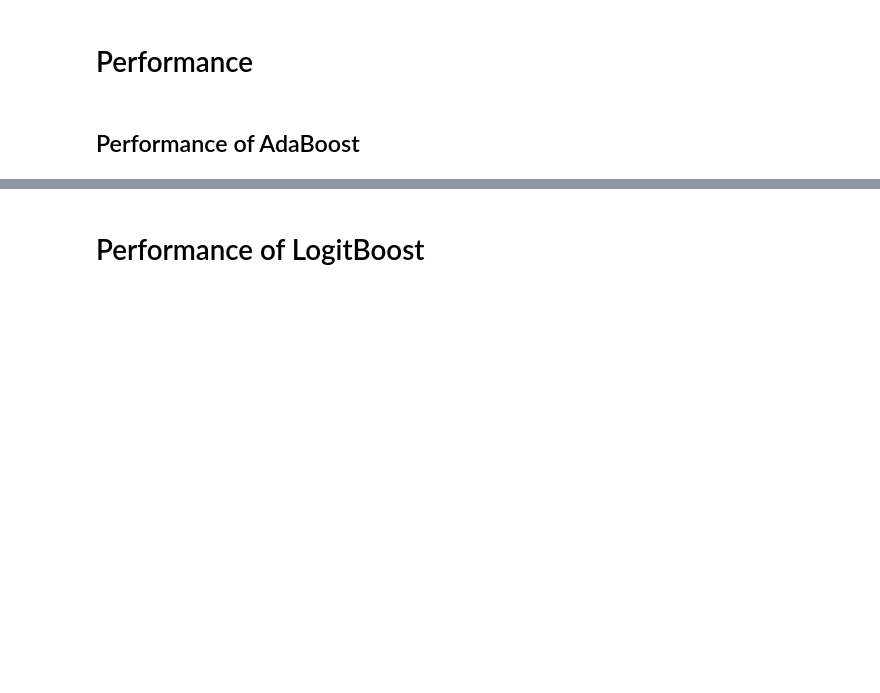
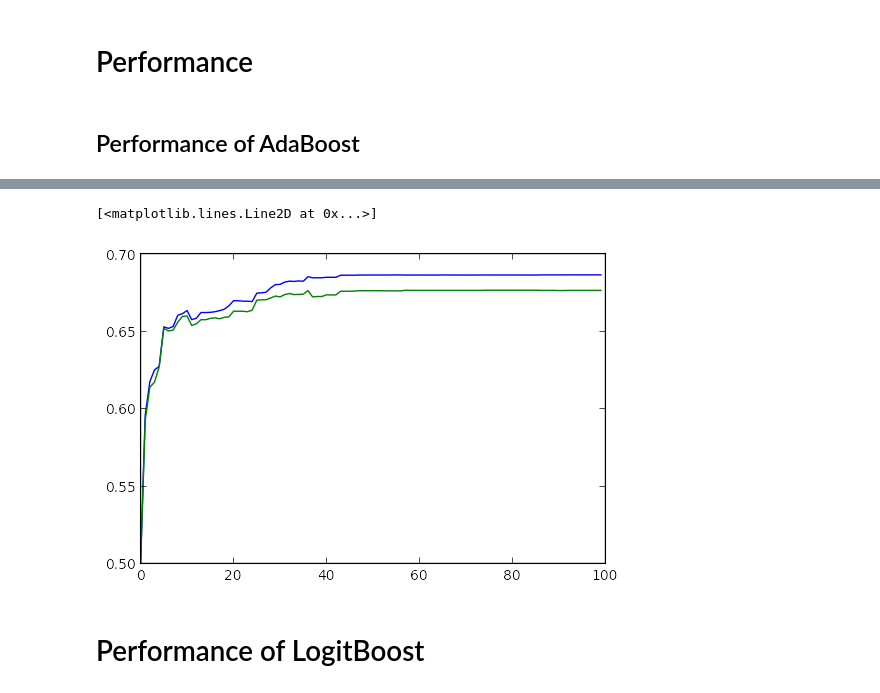
Before and after one commit to harisyammnv/pyboost, a Jupyter notebook: higgs.ipynb, the cells around one changed output, grey strips where cells are left out. Drawn from its saved outputs; the diff is of its cells as text; code cells hidden in the pictures; blank space fills up the shorter version.

```diff
--- a/higgs.ipynb
+++ b/higgs.ipynb
@@ -97,3 +152,9 @@ Test accuracy: 0.6554   Test margin: 0.17577454326
+# %%
+plt.plot(auc_train[:100])
+plt.plot(auc_test[:100])
+# %% [output]
+[<matplotlib.lines.Line2D at 0x...>]
+[figure, added]
 # %% [markdown]
 # Performance of LogitBoost
 # %%
```
Also changed, not shown: parts of 10 cells of this notebook.
